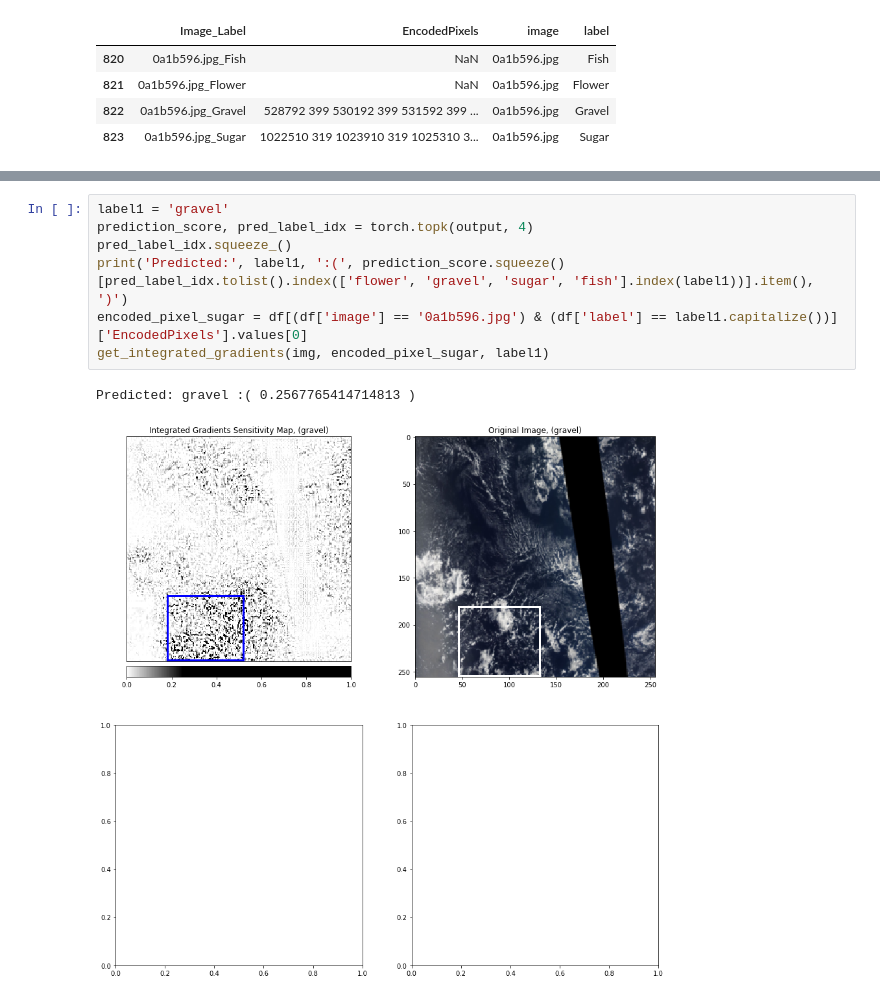
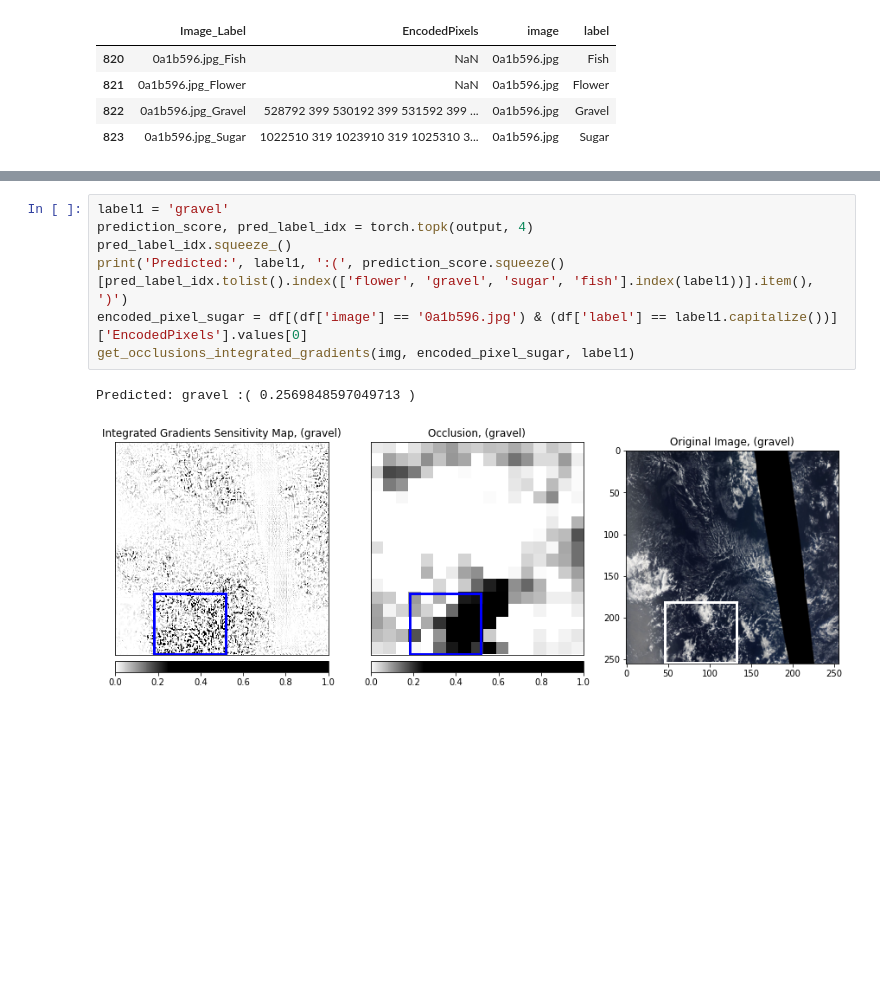
Before and after one commit to o-hx/CV-Proj, a Jupyter notebook: ModelVisualisation.ipynb, the cells around one changed output, grey strips where cells are left out. Saved outputs shown, nothing was run; the diff lists cells and outputs as text; blank space fills up the shorter version.

```diff
--- a/ModelVisualisation.ipynb
+++ b/ModelVisualisation.ipynb
@@ -148,10 +160,10 @@ Predicted: sugar :( 0.30431485176086426 )
 # %%
 label1 = 'gravel'
 prediction_score, pred_label_idx = torch.topk(output, 4)
 pred_label_idx.squeeze_()
 print('Predicted:', label1, ':(', prediction_score.squeeze()[pred_label_idx.tolist().index(['flower', 'gravel', 'sugar', 'fish'].index(label1))].item(), ')')
 encoded_pixel_sugar = df[(df['image'] == '0a1b596.jpg') & (df['label'] == label1.capitalize())]['EncodedPixels'].values[0]
-get_integrated_gradients(img, encoded_pixel_sugar, label1)
+get_occlusions_integrated_gradients(img, encoded_pixel_sugar, label1)
 # %% [output]
-Predicted: gravel :( 0.2567765414714813 )
+Predicted: gravel :( 0.2569848597049713 )
-[figure, old version]
+[figure, new version]
```
Also changed, not shown: parts of 7 cells of this notebook.
